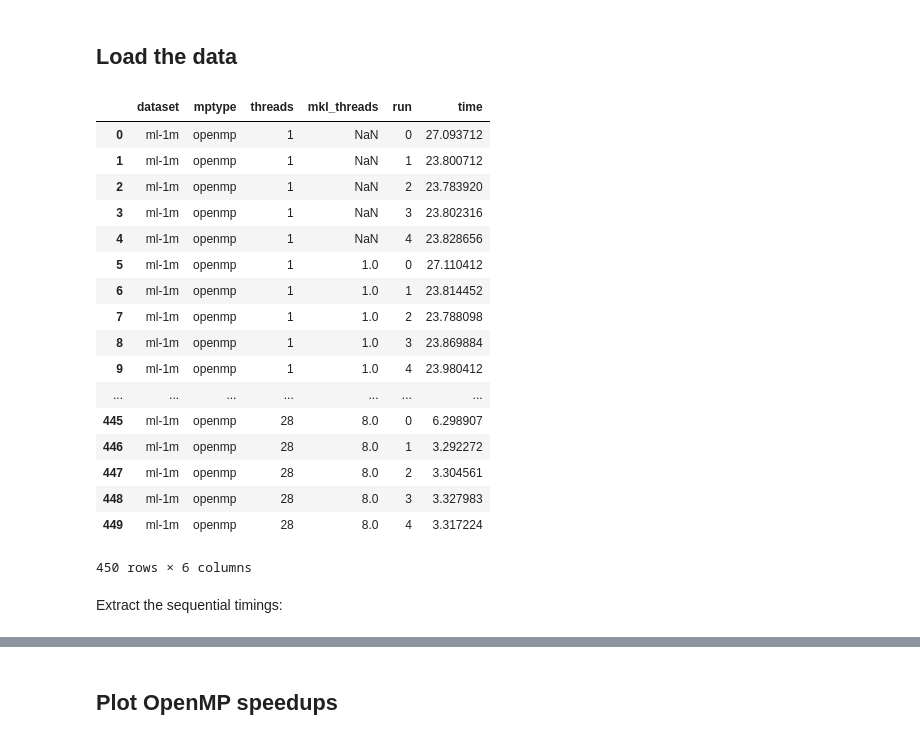
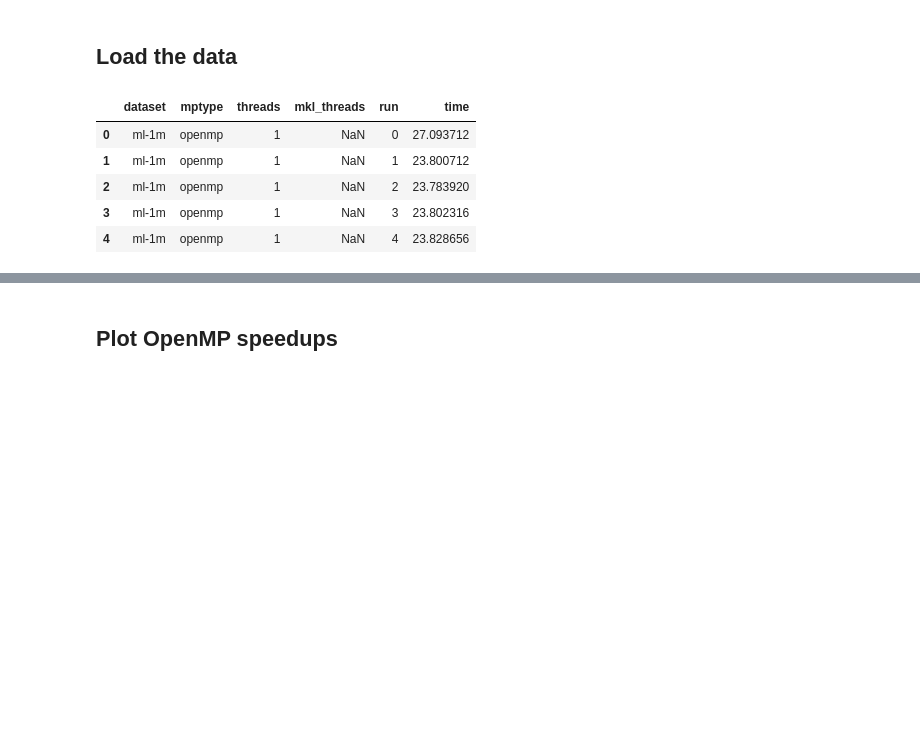
Before and after one commit to lenskit/lk-test-evals, a Jupyter notebook: Scaling.ipynb, the cells around one changed output, grey strips where cells are left out. Saved outputs shown, nothing was run; the diff lists cells and outputs as text; code cells hidden in the pictures; blank space fills up the shorter version.

```diff
--- a/Scaling.ipynb
+++ b/Scaling.ipynb
@@ -13,25 +14,11 @@ import matplotlib.pyplot as plt
 ## Load the data
 # %%
 timings = pd.read_csv('build/timing.csv')
-timings
+timings.head()
 # %% [output]
 |  | dataset | mptype | threads | mkl_threads | run | time |
 | 0 | ml-1m | openmp | 1 | NaN | 0 | 27.093712 |
 | 1 | ml-1m | openmp | 1 | NaN | 1 | 23.800712 |
 | 2 | ml-1m | openmp | 1 | NaN | 2 | 23.783920 |
 | 3 | ml-1m | openmp | 1 | NaN | 3 | 23.802316 |
 | 4 | ml-1m | openmp | 1 | NaN | 4 | 23.828656 |
-| 5 | ml-1m | openmp | 1 | 1.0 | 0 | 27.110412 |
-| 6 | ml-1m | openmp | 1 | 1.0 | 1 | 23.814452 |
-| 7 | ml-1m | openmp | 1 | 1.0 | 2 | 23.788098 |
-| 8 | ml-1m | openmp | 1 | 1.0 | 3 | 23.869884 |
-| 9 | ml-1m | openmp | 1 | 1.0 | 4 | 23.980412 |
-| ... | ... | ... | ... | ... | ... | ... |
-| 445 | ml-1m | openmp | 28 | 8.0 | 0 | 6.298907 |
-| 446 | ml-1m | openmp | 28 | 8.0 | 1 | 3.292272 |
-| 447 | ml-1m | openmp | 28 | 8.0 | 2 | 3.304561 |
-| 448 | ml-1m | openmp | 28 | 8.0 | 3 | 3.327983 |
-| 449 | ml-1m | openmp | 28 | 8.0 | 4 | 3.317224 |
-450 rows × 6 columns
-# %% [markdown]
-Extract the sequential timings:
```
Also changed, not shown: parts of 12 cells of this notebook.
